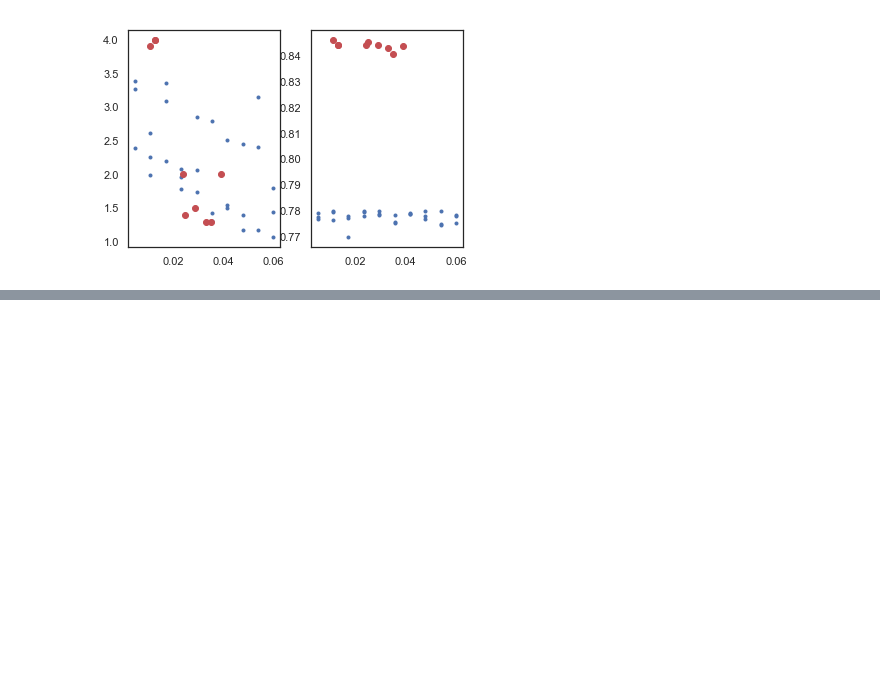
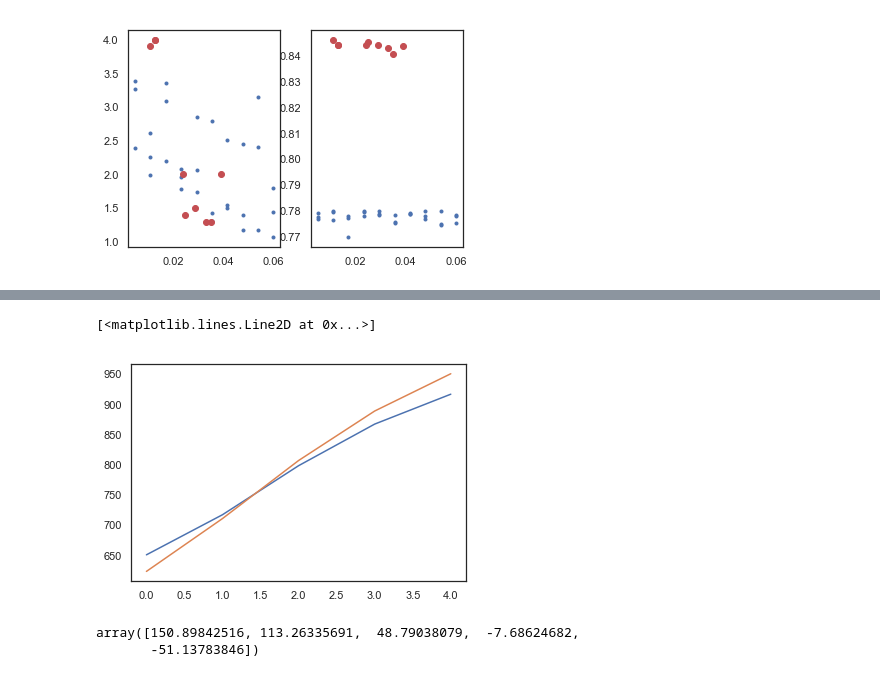
Before and after one commit to jazlab/SE_NL_MJ_2020, a Jupyter notebook: integrator_feedback_circuit.ipynb, the cells around one changed output, grey strips where cells are left out. Saved outputs shown, nothing was run; the diff lists cells and outputs as text; code cells hidden in the pictures; blank space fills up the shorter version.

```diff
--- a/integrator_feedback_circuit.ipynb
+++ b/integrator_feedback_circuit.ipynb
@@ -1006,0 +902,11 @@ Simulated mean STD =  60.63643865294171
+# %%
+plt.plot(target_time1)
+plt.plot(target_time2)
+# %% [output]
+[<matplotlib.lines.Line2D at 0x...>]
+[figure, added]
+# %%
+np.array(prod_time_lst) * 10 - target_time1
+# %% [output]
+array([150.89842516, 113.26335691,  48.79038079,  -7.68624682,
+       -51.13783846])
```
Also changed, not shown: parts of 23 cells of this notebook.
